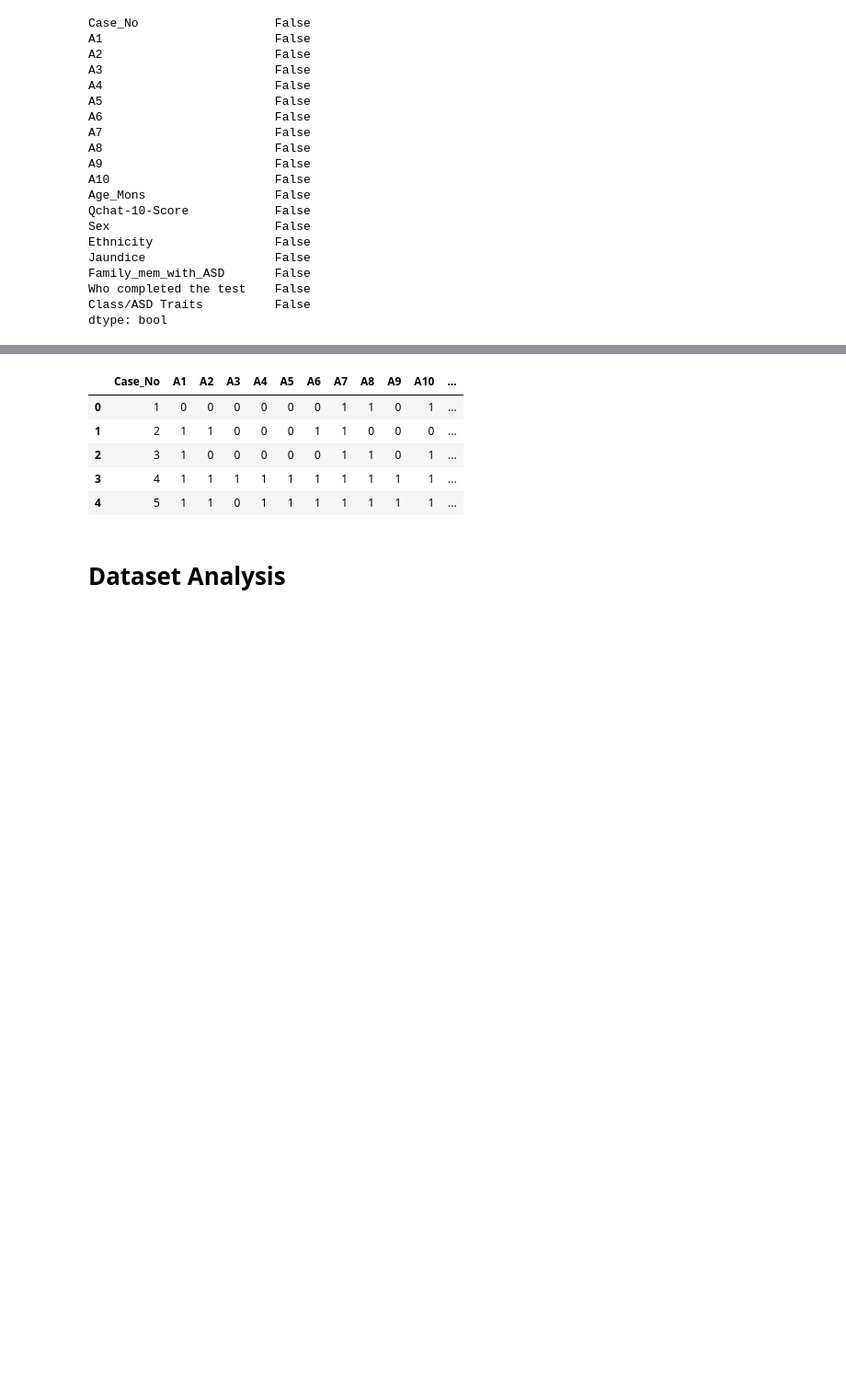
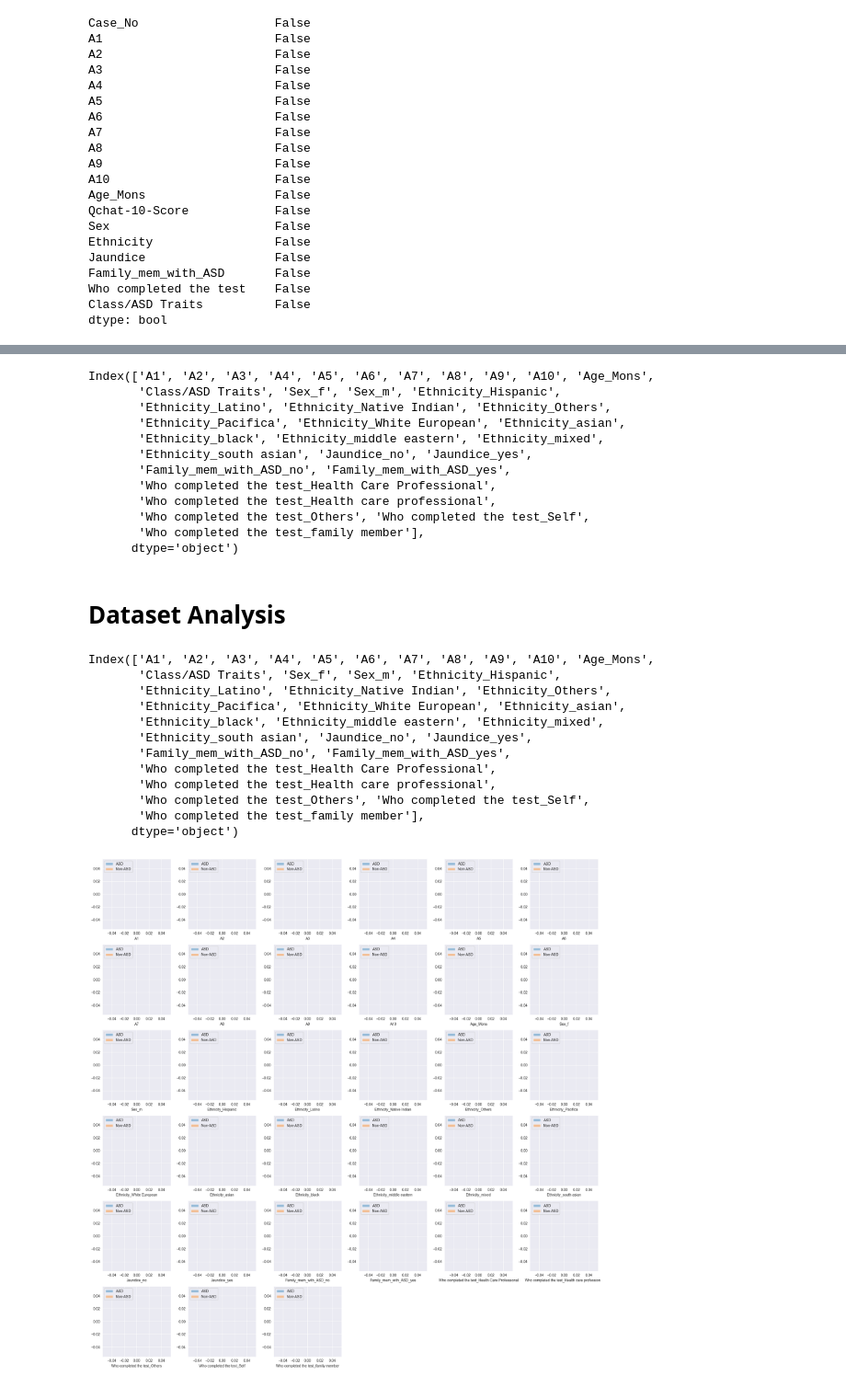
Before and after one commit to up202108724/Assignment2IA, a Jupyter notebook: assignment2.ipynb, the cells around one changed output, grey strips where cells are left out. Shown: that part at 92% size. Drawn from its saved outputs; the diff is of its cells as text; code cells hidden in the pictures; blank space fills up the shorter version.

Commit message:
One-hot encoding

```diff
--- a/assignment2.ipynb
+++ b/assignment2.ipynb
@@ -92,5 +92,6 @@ Who completed the test    False
 Class/ASD Traits          False
 dtype: bool
 # %%
-dataframe.drop(columns=['Case_No','Qchat-10-Score'])
+dataframe= dataframe.drop(columns=['Case_No','Qchat-10-Score'])
+print(dataframe['Class/ASD Traits'].head())
 # %% [output]
@@ -110,22 +104,63 @@ dataframe.drop(columns=['Case_No','Qchat-10-Score'])
 # %%
-label_encoders = {}
+
 categorical_cols = ["Sex", "Ethnicity", "Jaundice", "Family_mem_with_ASD", "Who completed the test"]
-for col in categorical_cols:
-    label_encoders[col] = LabelEncoder()
-    dataframe[col] = label_encoders[col].fit_transform(dataframe[col])
 
-encoder = LabelEncoder()
+# Applying one-hot encoding to categorical columns
+one_hot_encoded = pd.get_dummies(dataframe[categorical_cols])
 
-dataframe['Class/ASD Traits '] = encoder.fit_transform(dataframe['Class/ASD Traits ']) #Target Variable
-dataframe.head()
+# Concatenating one-hot encoded columns with the original dataframe
+dataframe_encoded = pd.concat([dataframe, one_hot_encoded], axis=1)
+
+# Dropping the original categorical columns
+dataframe_encoded.drop(categorical_cols, axis=1, inplace=True)
+
+# Displaying the resulting dataframe
+print(dataframe_encoded.columns)
 # %% [output]
-|  | Case_No | A1 | A2 | A3 | A4 | A5 | A6 | A7 | A8 | A9 | A10 | ... |
-| 0 | 1 | 0 | 0 | 0 | 0 | 0 | 0 | 1 | 1 | 0 | 1 | ... |
-| 1 | 2 | 1 | 1 | 0 | 0 | 0 | 1 | 1 | 0 | 0 | 0 | ... |
-| 2 | 3 | 1 | 0 | 0 | 0 | 0 | 0 | 1 | 1 | 0 | 1 | ... |
-| 3 | 4 | 1 | 1 | 1 | 1 | 1 | 1 | 1 | 1 | 1 | 1 | ... |
-| 4 | 5 | 1 | 1 | 0 | 1 | 1 | 1 | 1 | 1 | 1 | 1 | ... |
+Index(['A1', 'A2', 'A3', 'A4', 'A5', 'A6', 'A7', 'A8', 'A9', 'A10', 'Age_Mons',
+       'Class/ASD Traits', 'Sex_f', 'Sex_m', 'Ethnicity_Hispanic',
+       'Ethnicity_Latino', 'Ethnicity_Native Indian', 'Ethnicity_Others',
+       'Ethnicity_Pacifica', 'Ethnicity_White European', 'Ethnicity_asian',
+       'Ethnicity_black', 'Ethnicity_middle eastern', 'Ethnicity_mixed',
+       'Ethnicity_south asian', 'Jaundice_no', 'Jaundice_yes',
+       'Family_mem_with_ASD_no', 'Family_mem_with_ASD_yes',
+       'Who completed the test_Health Care Professional',
+       'Who completed the test_Health care professional',
+       'Who completed the test_Others', 'Who completed the test_Self',
+       'Who completed the test_family member'],
+      dtype='object')
 # %% [markdown]
 # Dataset Analysis
 # %%
-correlation_matrix = dataframe.corr()
+plt.figure(figsize=(20, 20))
+
+# Assuming dataframe_encoded is your dataframe after one-hot encoding
+
+# Splitting the dataframe based on the target variable
+df1 = dataframe_encoded[dataframe_encoded['Class/ASD Traits'] == 1].drop(columns=['Class/ASD Traits'], axis=1)
+df2 = dataframe_encoded[dataframe_encoded['Class/ASD Traits'] == 0].drop(columns=['Class/ASD Traits'], axis=1)
+print(dataframe_encoded.columns)
+
+# Plotting the distributions
+for i in range(0, len(df1.columns)):
+    plt.subplot(6, 6, i+1)
+    sns.distplot(df1[df1.columns[i]], label='ASD')
+    sns.distplot(df2[df2.columns[i]], label='Non-ASD')
+    plt.legend()
+
+plt.tight_layout()
+plt.show()
+# %% [output]
+Index(['A1', 'A2', 'A3', 'A4', 'A5', 'A6', 'A7', 'A8', 'A9', 'A10', 'Age_Mons',
+       'Class/ASD Traits', 'Sex_f', 'Sex_m', 'Ethnicity_Hispanic',
+       'Ethnicity_Latino', 'Ethnicity_Native Indian', 'Ethnicity_Others',
+       'Ethnicity_Pacifica', 'Ethnicity_White European', 'Ethnicity_asian',
+       'Ethnicity_black', 'Ethnicity_middle eastern', 'Ethnicity_mixed',
+       'Ethnicity_south asian', 'Jaundice_no', 'Jaundice_yes',
+       'Family_mem_with_ASD_no', 'Family_mem_with_ASD_yes',
+       'Who completed the test_Health Care Professional',
+       'Who completed the test_Health care professional',
+       'Who completed the test_Others', 'Who completed the test_Self',
+       'Who completed the test_family member'],
+      dtype='object')
+[figure, added]
```
Also changed, not shown: parts of 2 cells of this notebook, 1 other file.
